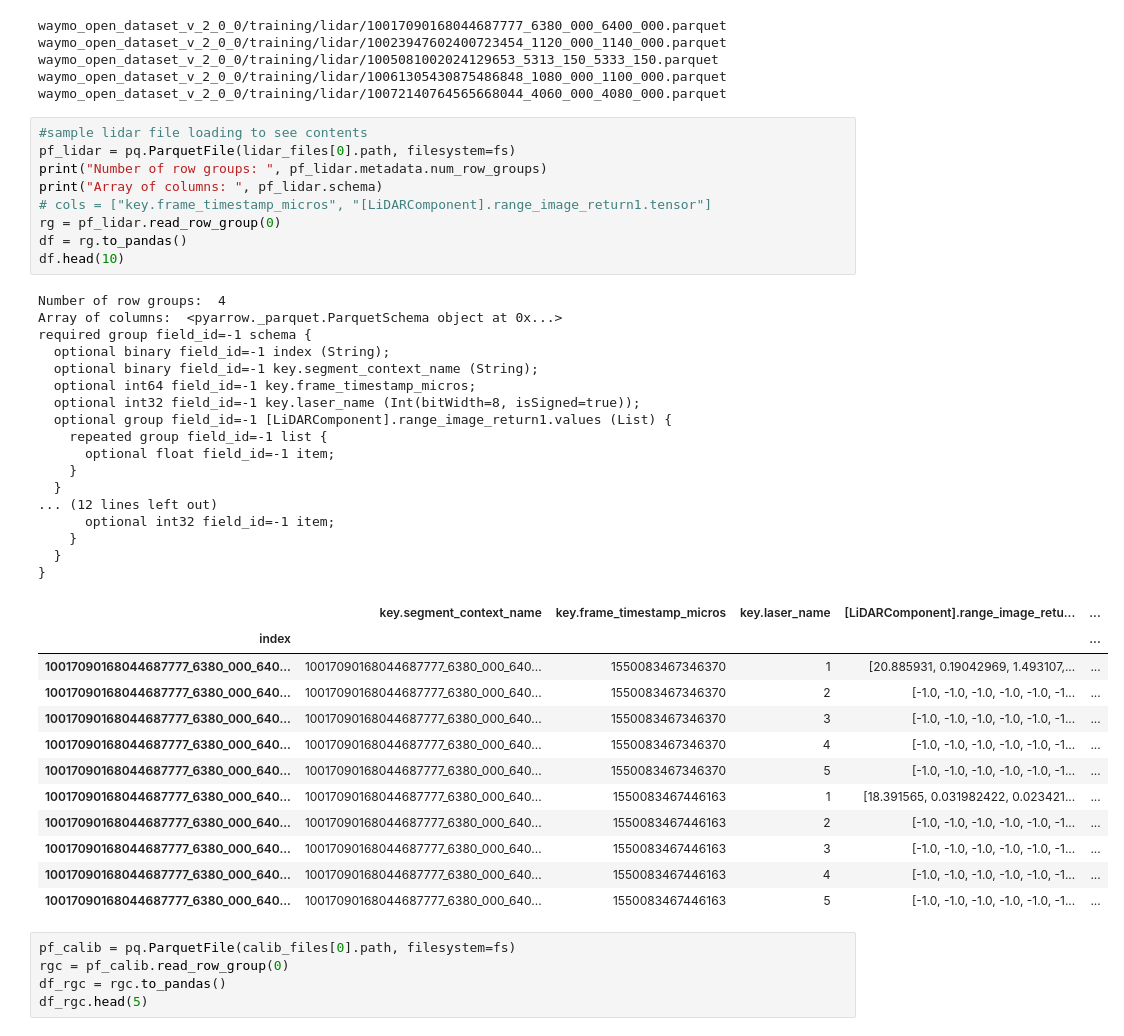
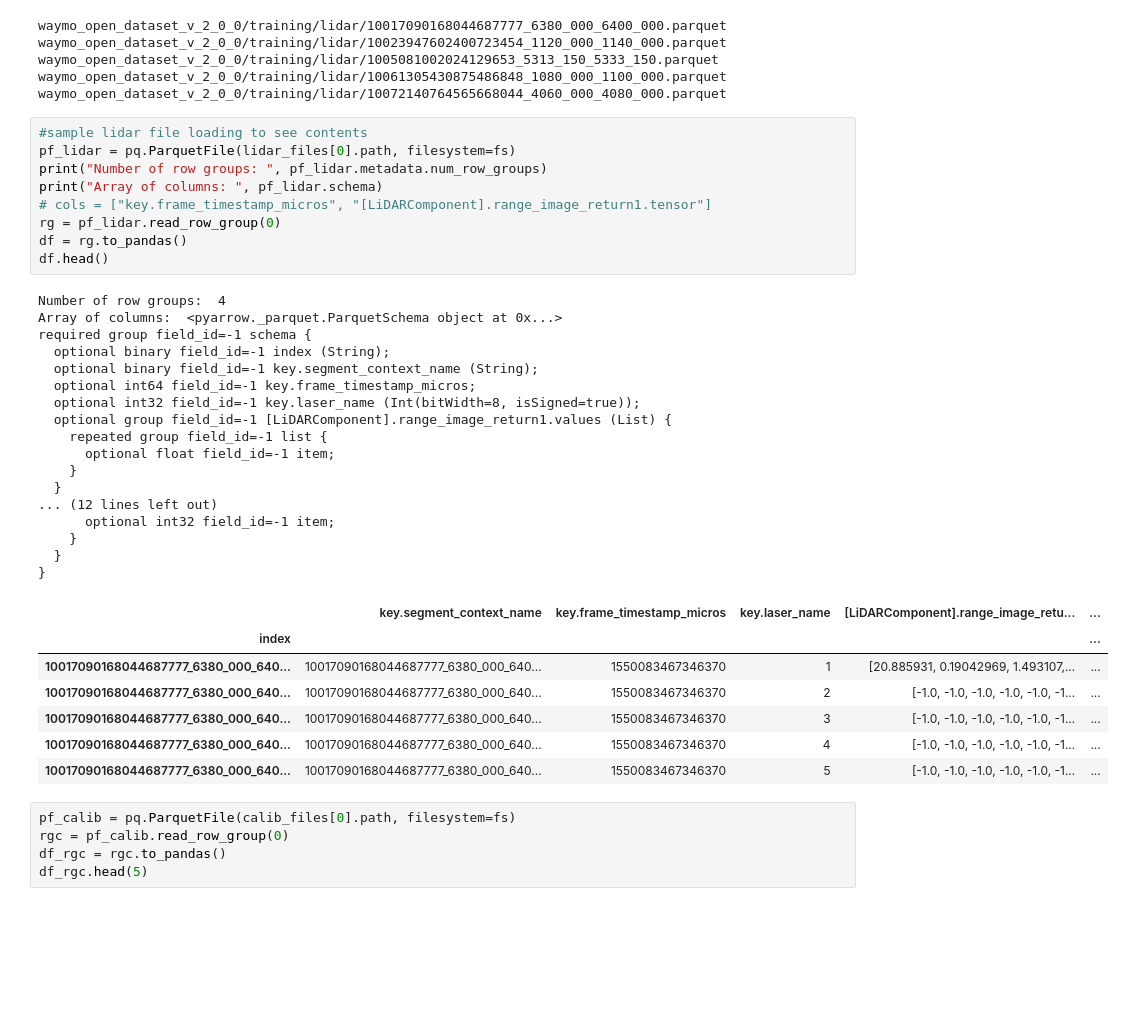
Before and after one commit to jacobigo/waymo_perception, a Jupyter notebook: research.ipynb, the cells around one changed output. Drawn from its saved outputs; the diff is of its cells as text; blank space fills up the shorter version.

```diff
--- a/research.ipynb
+++ b/research.ipynb
@@ -53,39 +41,34 @@ pf_lidar = pq.ParquetFile(lidar_files[0].path, filesystem=fs)
 print("Number of row groups: ", pf_lidar.metadata.num_row_groups)
 print("Array of columns: ", pf_lidar.schema)
 # cols = ["key.frame_timestamp_micros", "[LiDARComponent].range_image_return1.tensor"]
 rg = pf_lidar.read_row_group(0)
 df = rg.to_pandas()
-df.head(10)
+df.head()
 # %% [output]
 Number of row groups:  4
 Array of columns:  <pyarrow._parquet.ParquetSchema object at 0x...>
 required group field_id=-1 schema {
   optional binary field_id=-1 index (String);
   optional binary field_id=-1 key.segment_context_name (String);
   optional int64 field_id=-1 key.frame_timestamp_micros;
   optional int32 field_id=-1 key.laser_name (Int(bitWidth=8, isSigned=true));
   optional group field_id=-1 [LiDARComponent].range_image_return1.values (List) {
     repeated group field_id=-1 list {
       optional float field_id=-1 item;
     }
   }
 ... (12 lines left out)
       optional int32 field_id=-1 item;
     }
   }
 }
 |  | key.segment_context_name | key.frame_timestamp_micros | key.laser_name | [LiDARComponent].range_image_retu... | ... |
 | index |  |  |  |  | ... |
 | 10017090168044687777_6380_000_640... | 10017090168044687777_6380_000_640... | 1550083467346370 | 1 | [20.885931, 0.19042969, 1.493107,... | ... |
 | 10017090168044687777_6380_000_640... | 10017090168044687777_6380_000_640... | 1550083467346370 | 2 | [-1.0, -1.0, -1.0, -1.0, -1.0, -1... | ... |
 | 10017090168044687777_6380_000_640... | 10017090168044687777_6380_000_640... | 1550083467346370 | 3 | [-1.0, -1.0, -1.0, -1.0, -1.0, -1... | ... |
 | 10017090168044687777_6380_000_640... | 10017090168044687777_6380_000_640... | 1550083467346370 | 4 | [-1.0, -1.0, -1.0, -1.0, -1.0, -1... | ... |
 | 10017090168044687777_6380_000_640... | 10017090168044687777_6380_000_640... | 1550083467346370 | 5 | [-1.0, -1.0, -1.0, -1.0, -1.0, -1... | ... |
-| 10017090168044687777_6380_000_640... | 10017090168044687777_6380_000_640... | 1550083467446163 | 1 | [18.391565, 0.031982422, 0.023421... | ... |
-| 10017090168044687777_6380_000_640... | 10017090168044687777_6380_000_640... | 1550083467446163 | 2 | [-1.0, -1.0, -1.0, -1.0, -1.0, -1... | ... |
-| 10017090168044687777_6380_000_640... | 10017090168044687777_6380_000_640... | 1550083467446163 | 3 | [-1.0, -1.0, -1.0, -1.0, -1.0, -1... | ... |
-| 10017090168044687777_6380_000_640... | 10017090168044687777_6380_000_640... | 1550083467446163 | 4 | [-1.0, -1.0, -1.0, -1.0, -1.0, -1... | ... |
-| 10017090168044687777_6380_000_640... | 10017090168044687777_6380_000_640... | 1550083467446163 | 5 | [-1.0, -1.0, -1.0, -1.0, -1.0, -1... | ... |
 # %%
 pf_calib = pq.ParquetFile(calib_files[0].path, filesystem=fs)
 rgc = pf_calib.read_row_group(0)
```
Also changed, not shown: parts of 12 cells of this notebook, 1 other file.
